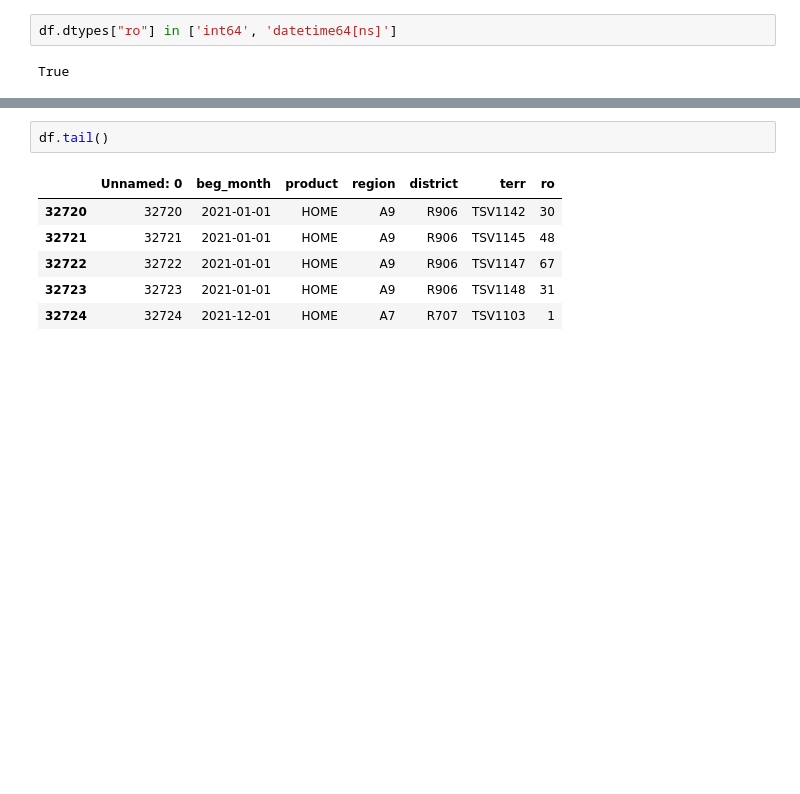
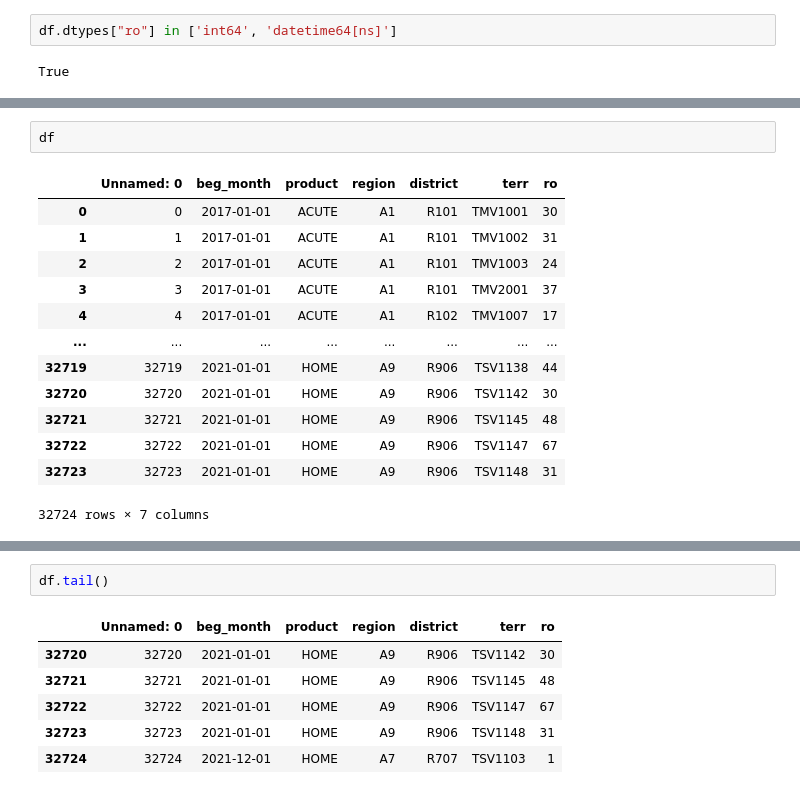
Before and after one commit to odog96veritic/forecast_generator, a Jupyter notebook: test.ipynb, the cells around one changed output, grey strips where cells are left out. Saved outputs shown, nothing was run; the diff lists cells and outputs as text; blank space fills up the shorter version.

```diff
--- a/test.ipynb
+++ b/test.ipynb
@@ -27,5 +27,21 @@ Data columns (total 7 columns):
 dtypes: datetime64[ns](1), int64(2), object(4)
 memory usage: 1.7+ MB
+# %%
+df
+# %% [output]
+|  | Unnamed: 0 | beg_month | product | region | district | terr | ro |
+| 0 | 0 | 2017-01-01 | ACUTE | A1 | R101 | TMV1001 | 30 |
+| 1 | 1 | 2017-01-01 | ACUTE | A1 | R101 | TMV1002 | 31 |
+| 2 | 2 | 2017-01-01 | ACUTE | A1 | R101 | TMV1003 | 24 |
+| 3 | 3 | 2017-01-01 | ACUTE | A1 | R101 | TMV2001 | 37 |
+| 4 | 4 | 2017-01-01 | ACUTE | A1 | R102 | TMV1007 | 17 |
+| ... | ... | ... | ... | ... | ... | ... | ... |
+| 32719 | 32719 | 2021-01-01 | HOME | A9 | R906 | TSV1138 | 44 |
+| 32720 | 32720 | 2021-01-01 | HOME | A9 | R906 | TSV1142 | 30 |
+| 32721 | 32721 | 2021-01-01 | HOME | A9 | R906 | TSV1145 | 48 |
+| 32722 | 32722 | 2021-01-01 | HOME | A9 | R906 | TSV1147 | 67 |
+| 32723 | 32723 | 2021-01-01 | HOME | A9 | R906 | TSV1148 | 31 |
+32724 rows × 7 columns
 # %%
 # flake8: noqa: E501
 
```
Also changed, not shown: parts of 12 cells of this notebook, 2 other files.
